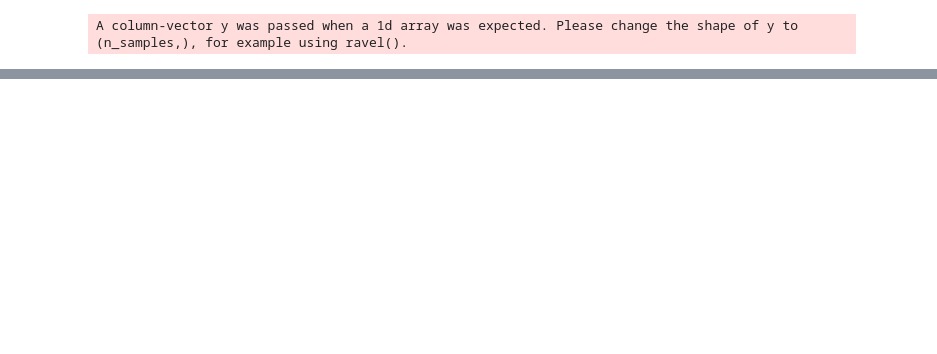
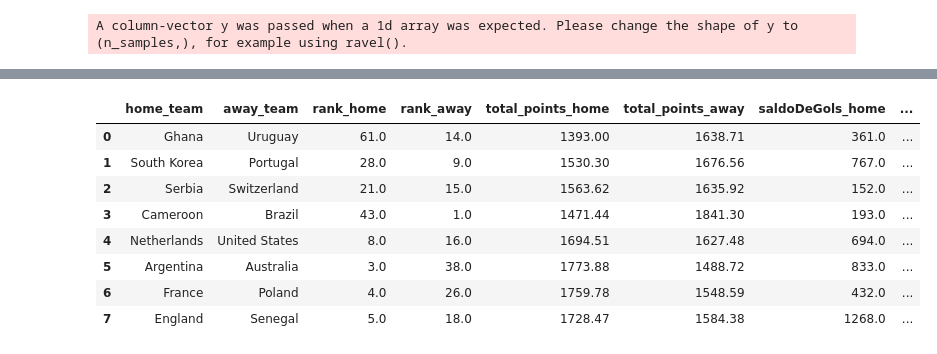
Before and after one commit to VitorrSantana/WorldCupPredictin, a Jupyter notebook: copaMundo.ipynb, the cells around one changed output, grey strips where cells are left out. Saved outputs shown, nothing was run; the diff lists cells and outputs as text; code cells hidden in the pictures; blank space fills up the shorter version.

```diff
--- a/copaMundo.ipynb
+++ b/copaMundo.ipynb
@@ -14,6 +14,7 @@ import shap
 jogosCopa   = pd.read_csv('archive/WorldCupMatches.csv',encoding='utf-8')
 ranking     = pd.read_csv('archive/fifa_ranking-2022-10-06.csv.zip')
 jogos       = pd.read_csv('archive/results.csv')
+jogos1      = pd.read_csv('archive/results.csv')
 # %%
 jogos =  pd.read_csv('archive/results.csv') #games between national teams
 jogos["date"] = pd.to_datetime(jogos["date"])
@@ -630,0 +302,18 @@ Name: Year, dtype: int64
+# %%
+golsTeam = jogos1.groupby(['home_team'])['home_score'].sum().reset_index()
+golsTeam.columns = ['pais','gols']
+golsAway = jogos1.groupby(['away_team'])['away_score'].sum().reset_index()
+golsAway.columns = ['pais','gols']
+golsMarcados = pd.concat([golsTeam,golsAway])
+golsMarcados = golsMarcados.groupby(['pais'])['gols'].sum().reset_index()
+
+golsSofridosTeam = jogos1.groupby(['home_team'])['away_score'].sum().reset_index()
+golsSofridosTeam.columns = ['pais','gols']
+golsSofridosAway = jogos1.groupby(['away_team'])['home_score'].sum().reset_index()
+golsSofridosAway.columns = ['pais','gols']
+golsSofridos = pd.concat([golsSofridosTeam,golsSofridosAway])
+golsSofridos = golsSofridos.groupby(['pais'])['gols'].sum().reset_index()
+
+golsMarcados['saldoDeGols'] = golsMarcados['gols']-golsSofridos['gols']
+golsMarcados = golsMarcados.drop('gols',axis=1)
+golsMarcados
@@ -630,0 +334,20 @@ Name: Year, dtype: int64
+# %%
+jogosCopa2022['diff_rank']   = jogosCopa2022['rank_home'] - jogosCopa2022['rank_away']
+jogosCopa2022['diff_points'] = jogosCopa2022['total_points_home']-jogosCopa2022['total_points_away']
+# %%
+jogosCopa2022 = jogosCopa2022.merge(golsMarcados,how='left',right_on=['pais'],left_on=['home_team'])
+jogosCopa2022 = jogosCopa2022.merge(golsMarcados,how='left',right_on=['pais'],left_on=['away_team'],suffixes=("_home", "_away")).drop(['pais_home','pais_away'],axis=1).fillna(0)
+# %%
+jogosCopa2022['saldoGols5UltJHome'] = [-2,-1,-4,-9,5,3,6,1]
+jogosCopa2022['saldoGols5UltJAway'] = [0,3,0,6,-1,-3,-2,0]
+jogosCopa2022
+# %% [output]
+|  | home_team | away_team | rank_home | rank_away | total_points_home | total_points_away | saldoDeGols_home | ... |
+| 0 | Ghana | Uruguay | 61.0 | 14.0 | 1393.00 | 1638.71 | 361.0 | ... |
+| 1 | South Korea | Portugal | 28.0 | 9.0 | 1530.30 | 1676.56 | 767.0 | ... |
+| 2 | Serbia | Switzerland | 21.0 | 15.0 | 1563.62 | 1635.92 | 152.0 | ... |
+| 3 | Cameroon | Brazil | 43.0 | 1.0 | 1471.44 | 1841.30 | 193.0 | ... |
+| 4 | Netherlands | United States | 8.0 | 16.0 | 1694.51 | 1627.48 | 694.0 | ... |
+| 5 | Argentina | Australia | 3.0 | 38.0 | 1773.88 | 1488.72 | 833.0 | ... |
+| 6 | France | Poland | 4.0 | 26.0 | 1759.78 | 1548.59 | 432.0 | ... |
+| 7 | England | Senegal | 5.0 | 18.0 | 1728.47 | 1584.38 | 1268.0 | ... |
```
Also changed, not shown: parts of 53 cells of this notebook, 1 other file.
